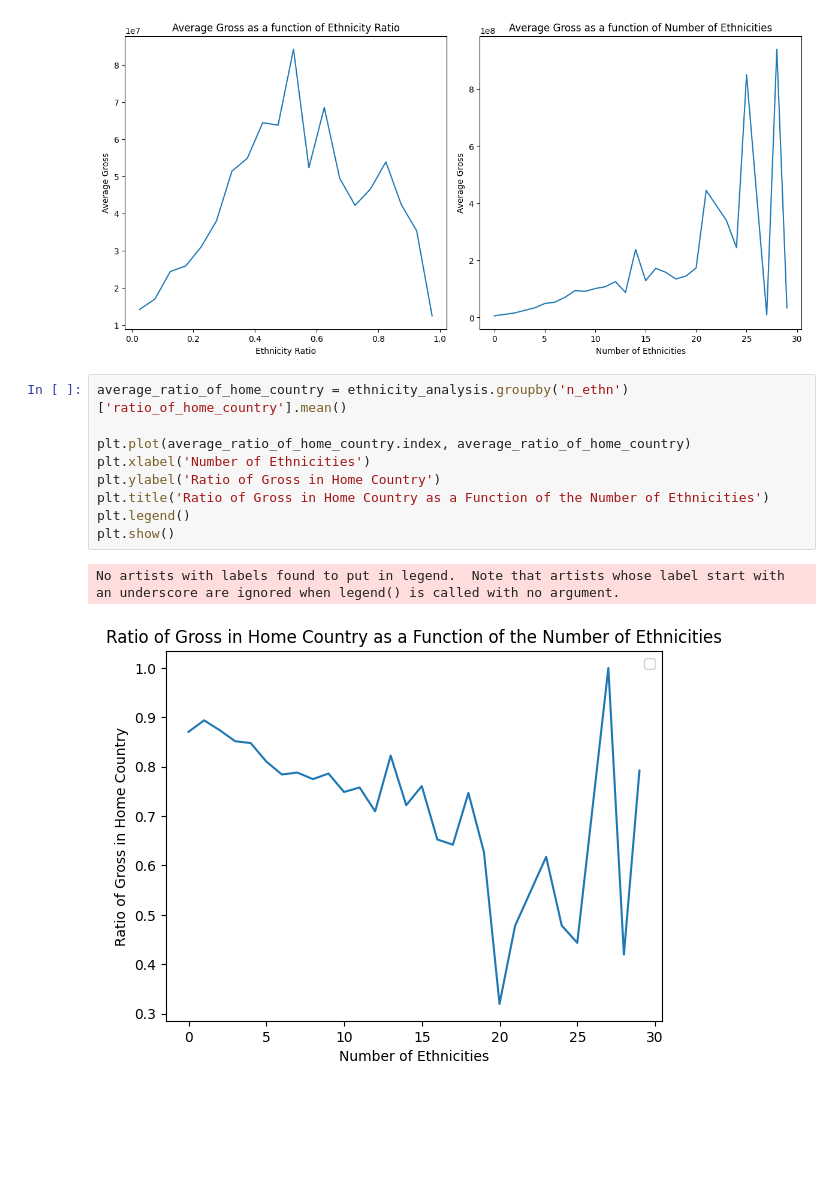
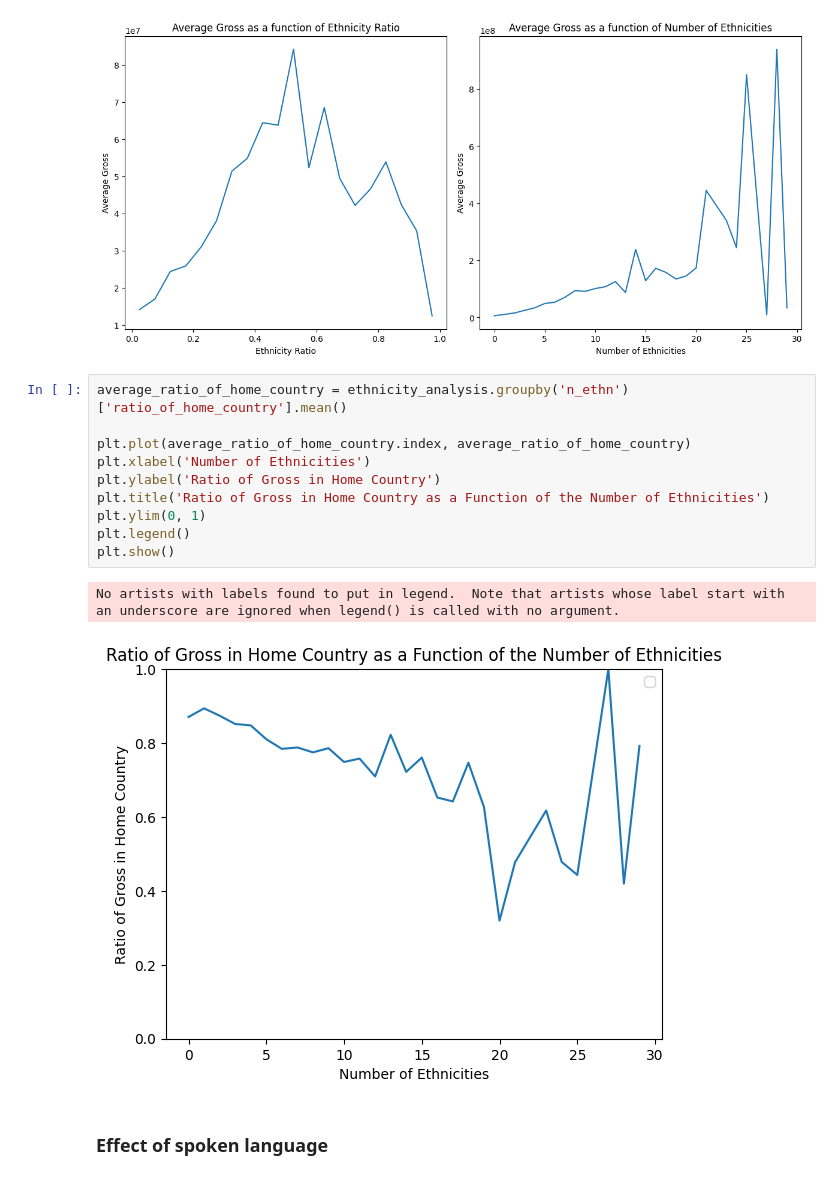
Before and after one commit to epfl-ada/ada-2023-project-nada2023, a Jupyter notebook: notebook.ipynb, the cells around one changed output. Saved outputs shown, nothing was run; the diff lists cells and outputs as text; blank space fills up the shorter version.

```diff
--- a/notebook.ipynb
+++ b/notebook.ipynb
@@ -747,12 +778,15 @@ plt.show()
 # %%
 average_ratio_of_home_country = ethnicity_analysis.groupby('n_ethn')['ratio_of_home_country'].mean()
 
 plt.plot(average_ratio_of_home_country.index, average_ratio_of_home_country)
 plt.xlabel('Number of Ethnicities')
 plt.ylabel('Ratio of Gross in Home Country')
 plt.title('Ratio of Gross in Home Country as a Function of the Number of Ethnicities')
+plt.ylim(0, 1)
 plt.legend()
 plt.show()
 # %% [output]
 No artists with labels found to put in legend.  Note that artists whose label start with an underscore are ignored when legend() is called with no argument.
-[figure, old version]
+[figure, new version]
+# %% [markdown]
+### Effect of spoken language
```
Also changed, not shown: parts of 10 cells of this notebook.
